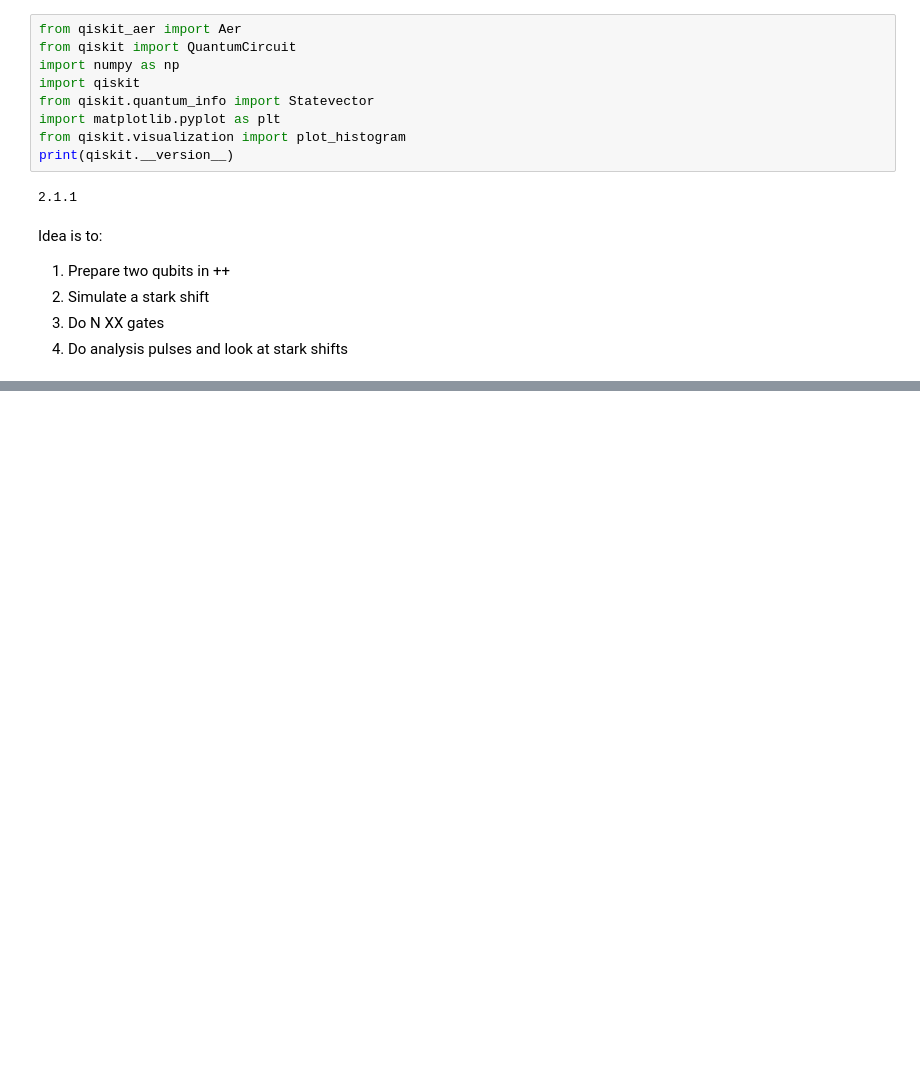
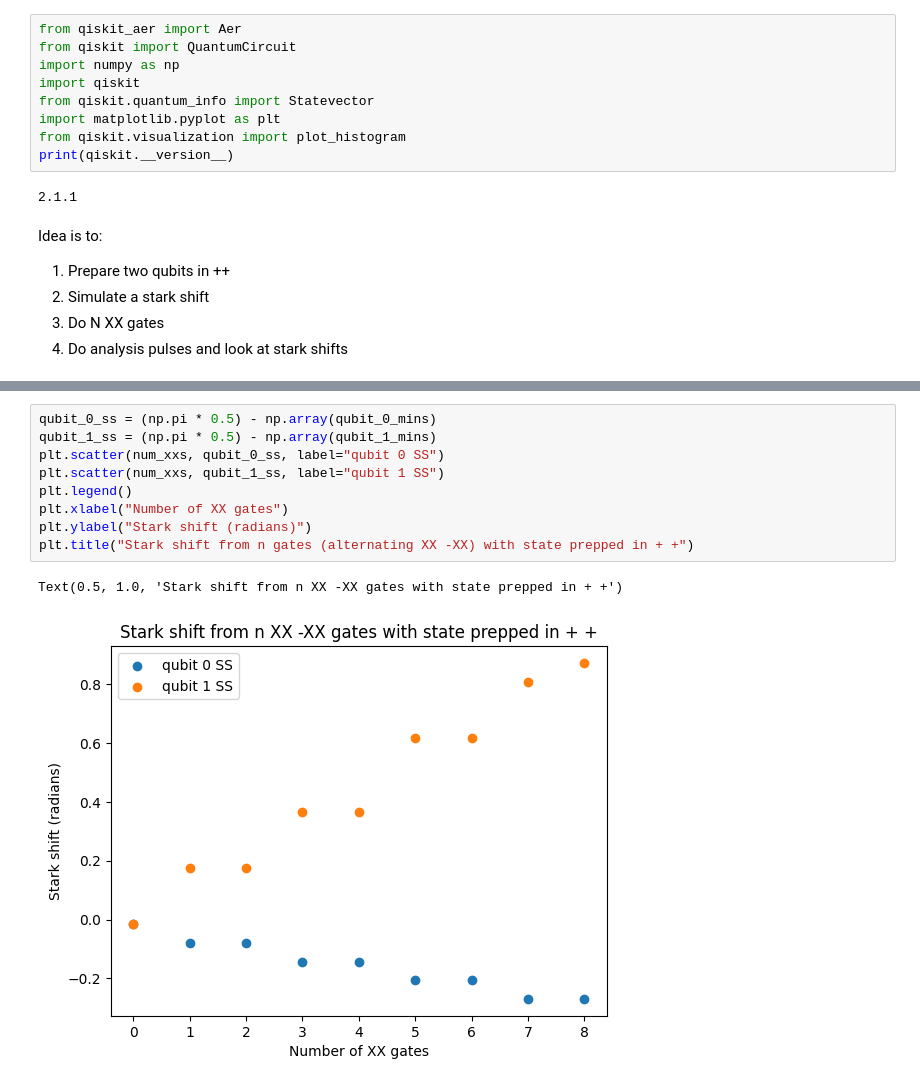
Before and after one commit to bharraz/data, a Jupyter notebook: stark shift 0721/multi_ss_xx_sim.ipynb, the cells around one changed output, grey strips where cells are left out. Drawn from its saved outputs; the diff is of its cells as text; blank space fills up the shorter version.

```diff
--- a/stark shift 0721/multi_ss_xx_sim.ipynb
+++ b/stark shift 0721/multi_ss_xx_sim.ipynb
@@ -169,0 +195,12 @@ difference: 0.5711986642890534
+# %%
+qubit_0_ss = (np.pi * 0.5) - np.array(qubit_0_mins)
+qubit_1_ss = (np.pi * 0.5) - np.array(qubit_1_mins)
+plt.scatter(num_xxs, qubit_0_ss, label="qubit 0 SS")
+plt.scatter(num_xxs, qubit_1_ss, label="qubit 1 SS")
+plt.legend()
+plt.xlabel("Number of XX gates")
+plt.ylabel("Stark shift (radians)")
+plt.title("Stark shift from n gates (alternating XX -XX) with state prepped in + +")
+# %% [output]
+Text(0.5, 1.0, 'Stark shift from n XX -XX gates with state prepped in + +')
+[figure, added]
```
Also changed, not shown: parts of 6 cells of this notebook.
